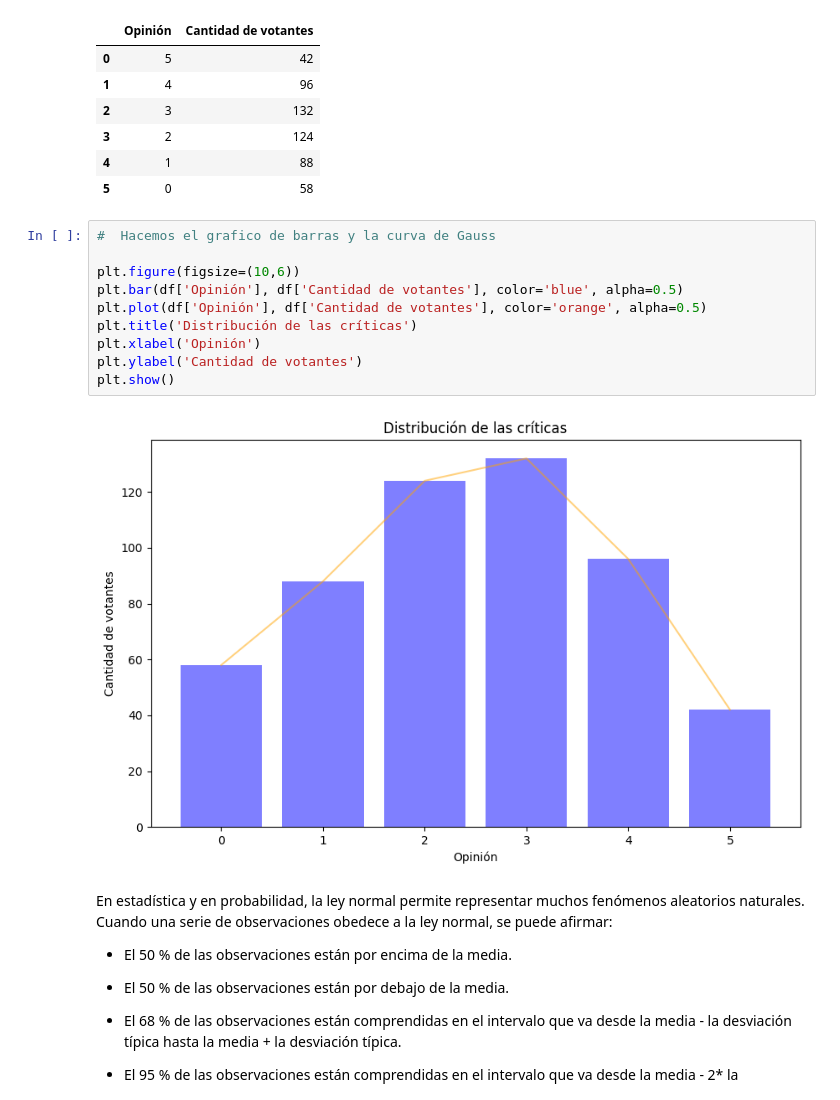
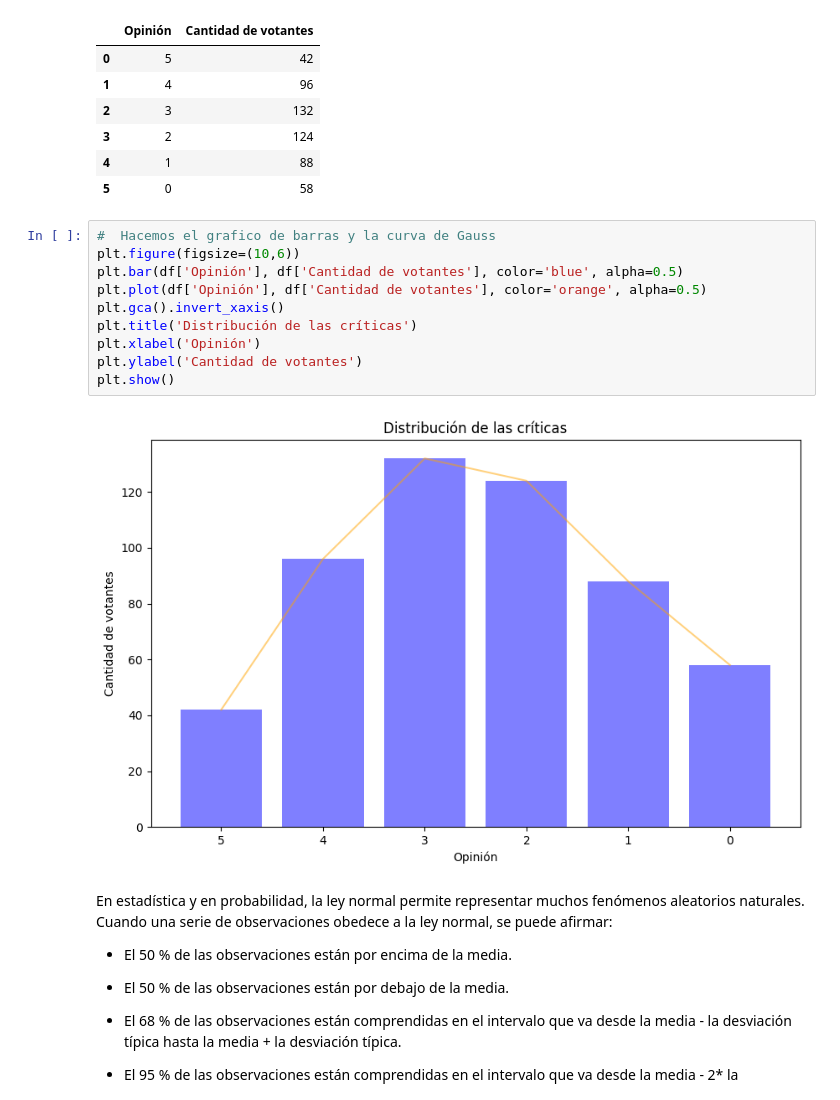
Before and after one commit to Enriquepardo/Criticas-de-peliculas, a Jupyter notebook: criticas.ipynb, the cells around one changed output. Drawn from its saved outputs; the diff is of its cells as text.

```diff
--- a/criticas.ipynb
+++ b/criticas.ipynb
@@ -19,16 +19,16 @@ df
 | 5 | 0 | 58 |
 # %%
 #  Hacemos el grafico de barras y la curva de Gauss
-
 plt.figure(figsize=(10,6))
 plt.bar(df['Opinión'], df['Cantidad de votantes'], color='blue', alpha=0.5)
 plt.plot(df['Opinión'], df['Cantidad de votantes'], color='orange', alpha=0.5)
+plt.gca().invert_xaxis()
 plt.title('Distribución de las críticas')
 plt.xlabel('Opinión')
 plt.ylabel('Cantidad de votantes')
 plt.show()
 # %% [output]
-[figure, old version]
+[figure, new version]
 # %% [markdown]
 En estadística y en probabilidad, la ley normal permite representar muchos fenómenos aleatorios naturales. Cuando una serie de observaciones obedece a la ley normal, se puede afirmar:
 
```
Also changed, not shown: parts of 5 cells of this notebook.
